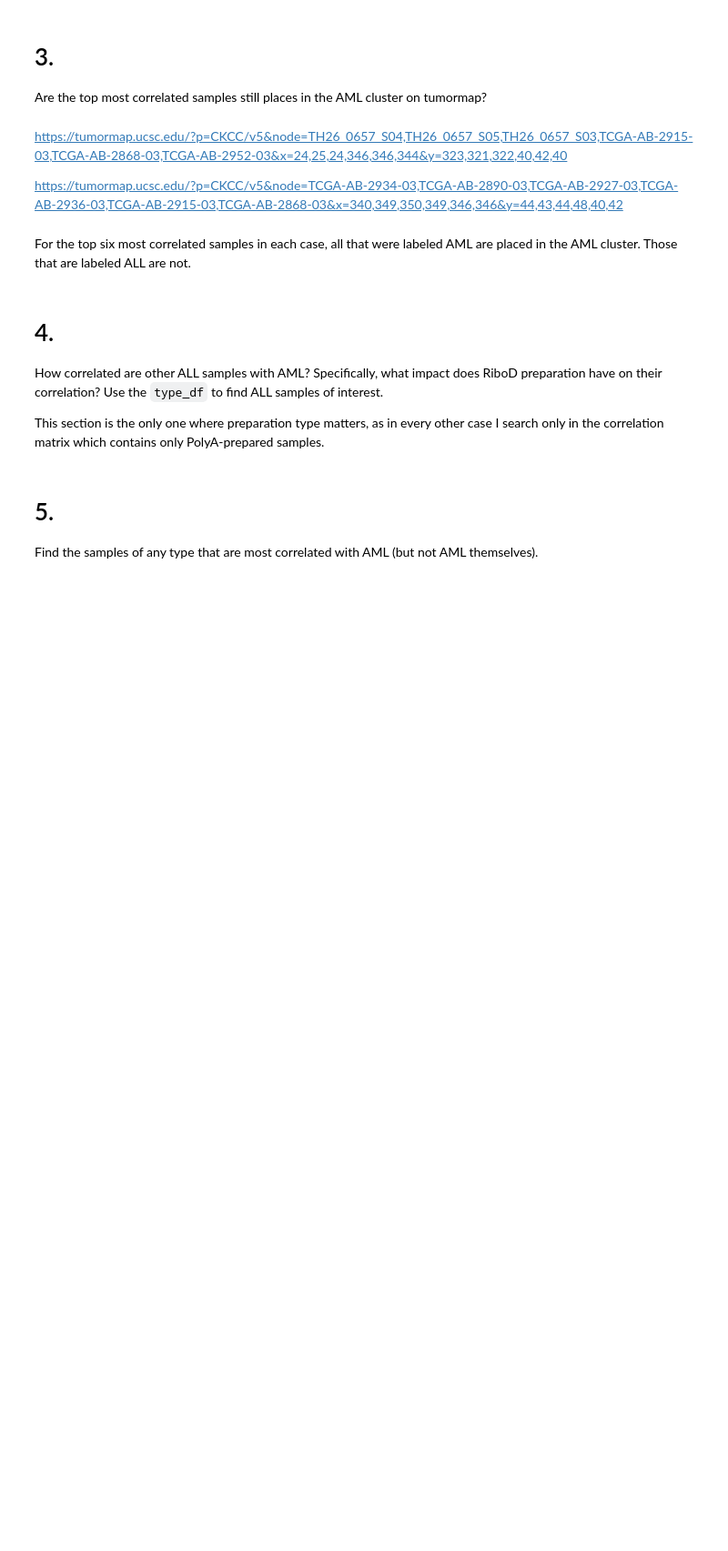
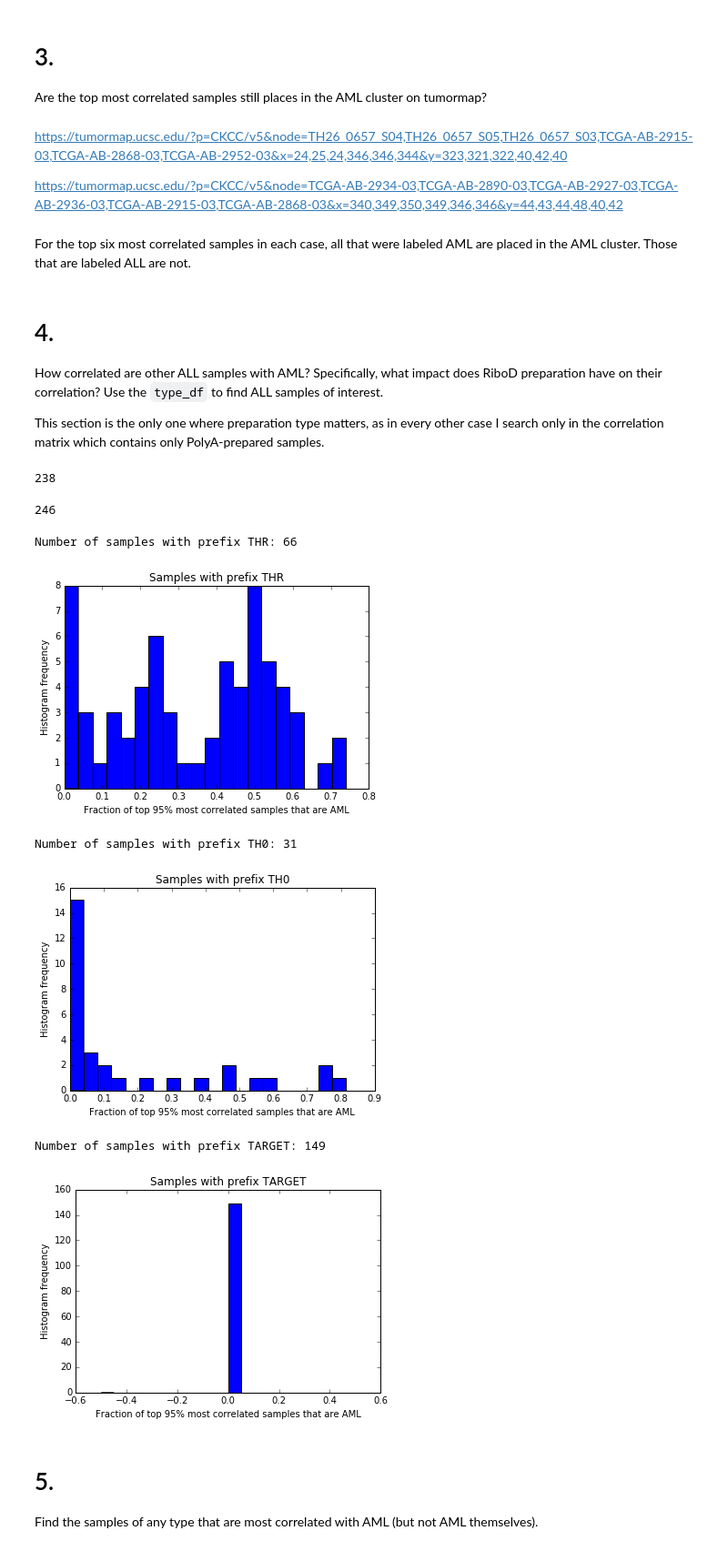
Before and after one commit to KellerJordan/TURG-Research, a Jupyter notebook: Data-Analysis.ipynb, the cells around one changed output. Shown at 91% size. Saved outputs shown, nothing was run; the diff lists cells and outputs as text; code cells hidden in the pictures; blank space fills up the shorter version.

Commit message:
progress on item 4. sample source has high impact on corr to AML

```diff
--- a/Data-Analysis.ipynb
+++ b/Data-Analysis.ipynb
@@ -149,6 +218,43 @@ For the top six most correlated samples in each case, all that were labeled AML
 How correlated are other ALL samples with AML? Specifically, what impact does RiboD preparation have on their correlation? Use the `type_df` to find ALL samples of interest.
 
 This section is the only one where preparation type matters, as in every other case I search only in the correlation matrix which contains only PolyA-prepared samples.
+# %%
+ALL_rows = type_df.loc[type_df['Diagnosis/Disease'] == 'acute lymphoblastic leukemia']
+ALL_prefixes = list(ALL_rows.index)
+len(ALL_prefixes)
+# %% [output]
+238
+# %%
+ALL_samples = []
+for prefix in ALL_rows.index:
+    ALL_samples.extend(get_samples(prefix))
+len(ALL_samples)
+# %% [output]
+246
+# %%
+sources = ['THR', 'TH0', 'TARGET']
+# %%
+fracs_aml = {}
+for sample in ALL_samples:
+    fracs_aml[sample] = fraction_aml(sample)
+fracs_aml_by_src = {}
+for src in sources:
+    fracs_aml_by_src[src] = [v for k, v in fracs_aml.items() if k[:len(src)] == src]
+# %%
+for src in sources:
+    print('Number of samples with prefix %s:' % src, len(fracs_aml_by_src[src]))
+    plt.hist(fracs_aml_by_src[src], bins=20)
+    plt.title('Samples with prefix %s' % src)
+    plt.xlabel('Fraction of top 95% most correlated samples that are AML')
+    plt.ylabel('Histogram frequency')
+    plt.show()
+# %% [output]
+Number of samples with prefix THR: 66
+[figure, added]
+Number of samples with prefix TH0: 31
+[figure, added]
+Number of samples with prefix TARGET: 149
+[figure, added]
 # %% [markdown]
 # 5.
 
```
Also changed, not shown: parts of 7 cells of this notebook.
